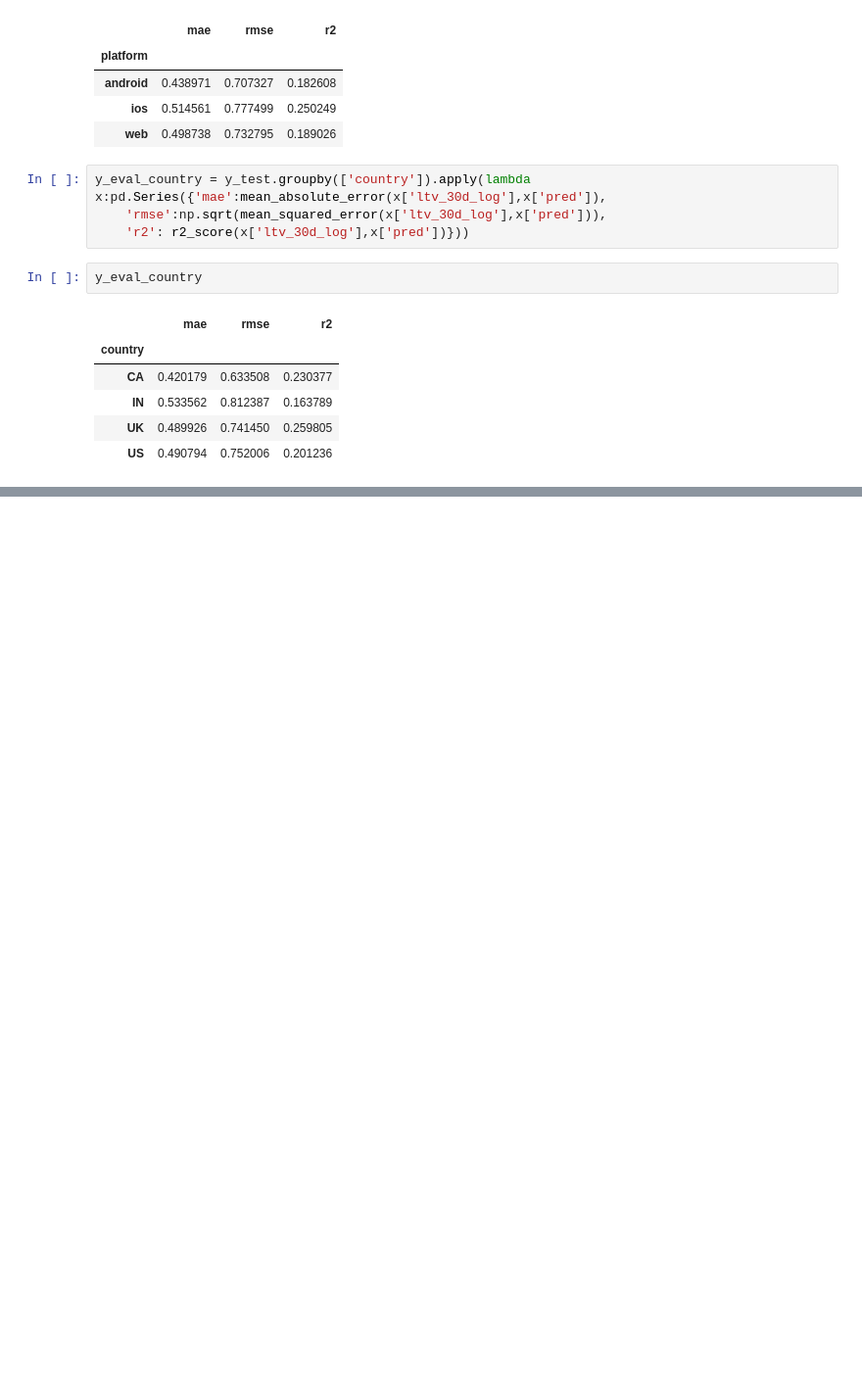
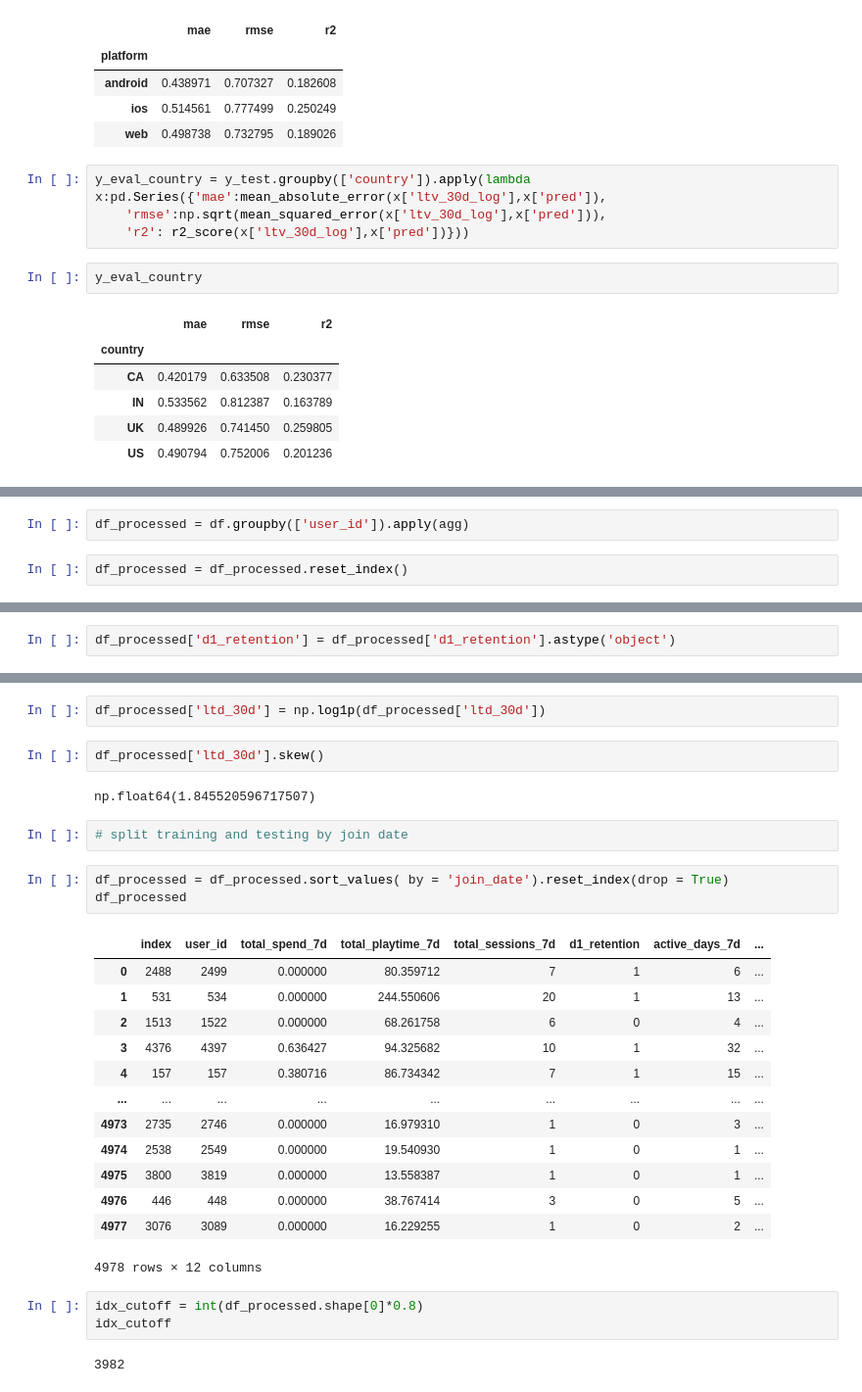
Before and after one commit to alchemistzzd/The-Ultimate-Data-Scientist-Interview-Preparation, a Jupyter notebook: Roblox_LTV.ipynb, the cells around one changed output, grey strips where cells are left out. Shown at 98% size. Saved outputs shown, nothing was run; the diff lists cells and outputs as text; blank space fills up the shorter version.

```diff
--- a/Roblox_LTV.ipynb
+++ b/Roblox_LTV.ipynb
@@ -1503,0 +2060,4 @@ y_eval_country
+# %%
+df_processed = df.groupby(['user_id']).apply(agg)
+# %%
+df_processed = df_processed.reset_index()
@@ -1503,0 +2088,2 @@ y_eval_country
+# %%
+df_processed['d1_retention'] = df_processed['d1_retention'].astype('object')
@@ -1503,0 +2103,30 @@ y_eval_country
+# %%
+df_processed['ltd_30d'] = np.log1p(df_processed['ltd_30d'])
+# %%
+df_processed['ltd_30d'].skew()
+# %% [output]
+np.float64(1.845520596717507)
+# %%
+# split training and testing by join date
+# %%
+df_processed = df_processed.sort_values( by = 'join_date').reset_index(drop = True)
+df_processed
+# %% [output]
+|  | index | user_id | total_spend_7d | total_playtime_7d | total_sessions_7d | d1_retention | active_days_7d | ... |
+| 0 | 2488 | 2499 | 0.000000 | 80.359712 | 7 | 1 | 6 | ... |
+| 1 | 531 | 534 | 0.000000 | 244.550606 | 20 | 1 | 13 | ... |
+| 2 | 1513 | 1522 | 0.000000 | 68.261758 | 6 | 0 | 4 | ... |
+| 3 | 4376 | 4397 | 0.636427 | 94.325682 | 10 | 1 | 32 | ... |
+| 4 | 157 | 157 | 0.380716 | 86.734342 | 7 | 1 | 15 | ... |
+| ... | ... | ... | ... | ... | ... | ... | ... | ... |
+| 4973 | 2735 | 2746 | 0.000000 | 16.979310 | 1 | 0 | 3 | ... |
+| 4974 | 2538 | 2549 | 0.000000 | 19.540930 | 1 | 0 | 1 | ... |
+| 4975 | 3800 | 3819 | 0.000000 | 13.558387 | 1 | 0 | 1 | ... |
+| 4976 | 446 | 448 | 0.000000 | 38.767414 | 3 | 0 | 5 | ... |
+| 4977 | 3076 | 3089 | 0.000000 | 16.229255 | 1 | 0 | 2 | ... |
+4978 rows × 12 columns
+# %%
+idx_cutoff = int(df_processed.shape[0]*0.8)
+idx_cutoff
+# %% [output]
+3982
```
Also changed, not shown: parts of 108 cells of this notebook, 1 other file.
